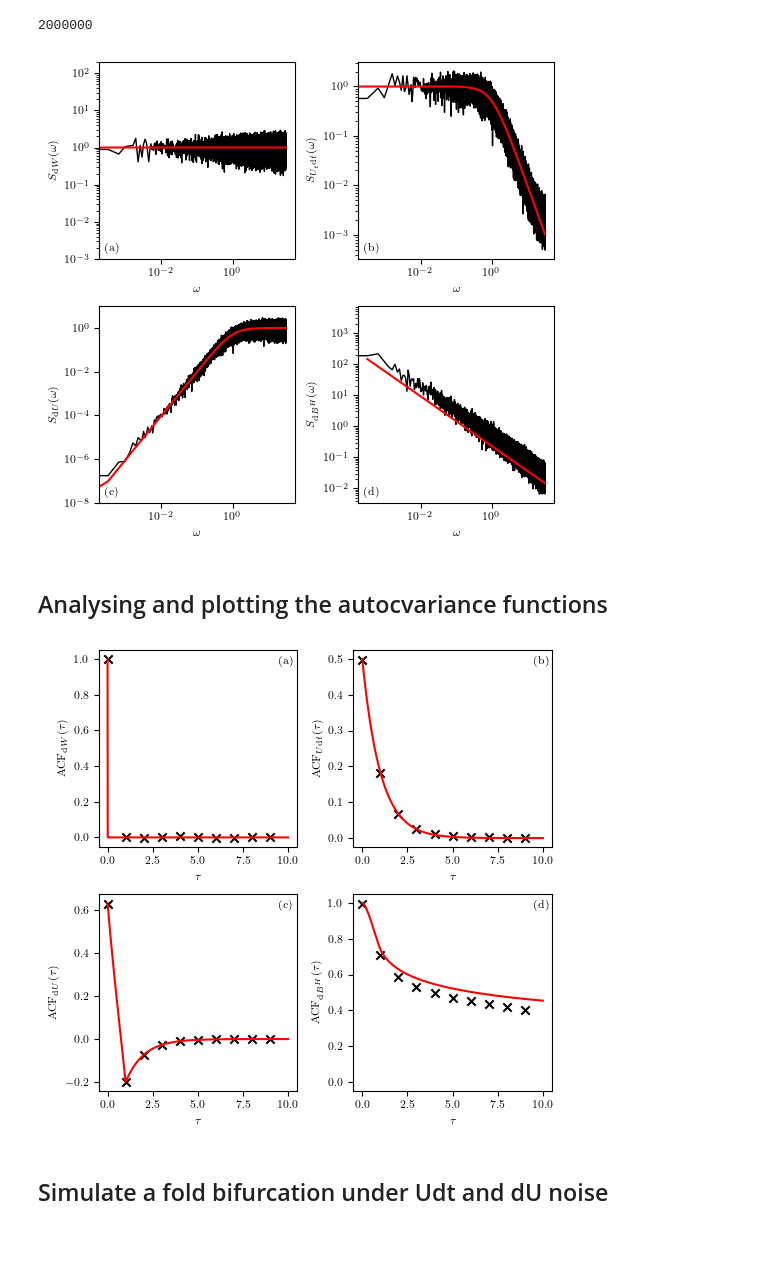
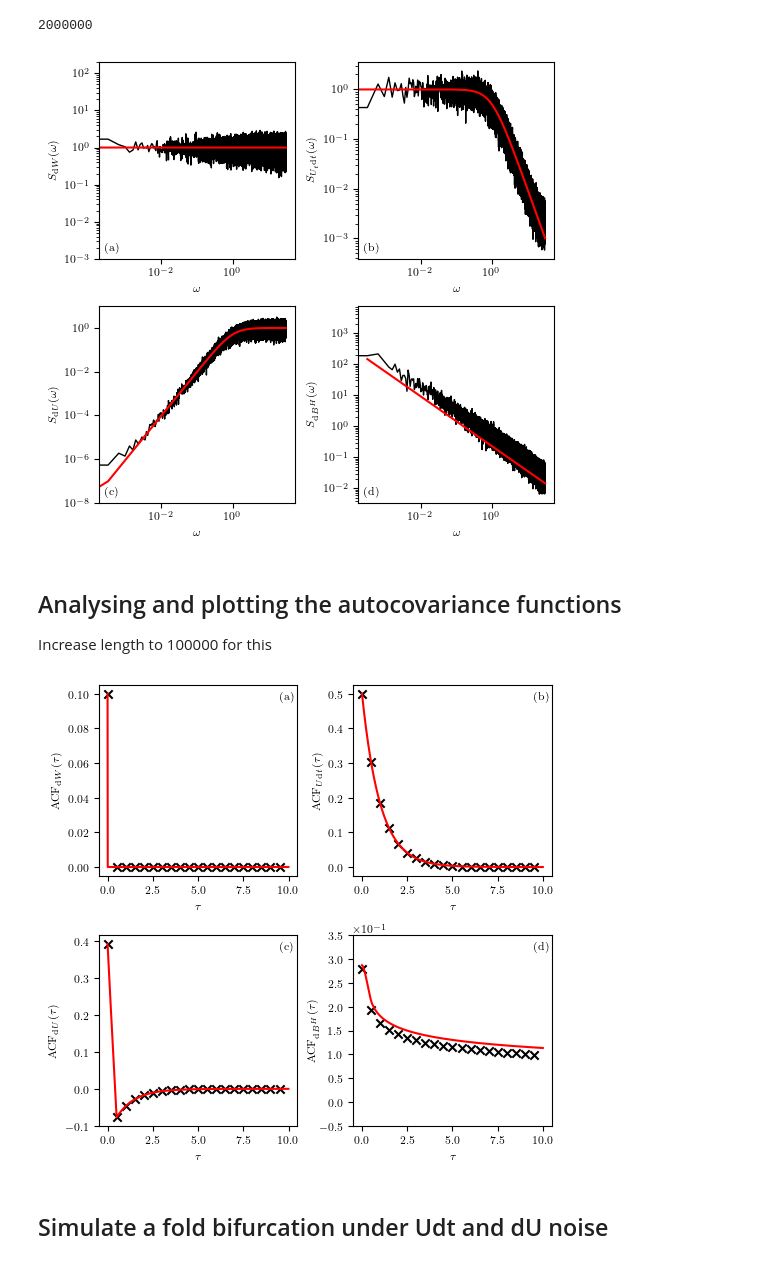
Before and after one commit to andreasmorr/RedNoiseModelling, a Jupyter notebook: plot_gen.ipynb, the cells around one changed output. Drawn from its saved outputs; the diff is of its cells as text; code cells hidden in the pictures.

Commit message:
Added the possibility to adjust the length of one lag tau in units of time

```diff
--- a/plot_gen.ipynb
+++ b/plot_gen.ipynb
@@ -153,19 +153,19 @@ else:
 # %%
 
 np.random.seed(1)
-#Generating the discrete-time samples of each model. Oversampling is introduced in the integration of the equations to achieve minimal errors from discretising.
-white_sample = np.random.normal(0, 1, size=2*length*band_size*OneOverDelta_t*oversampling)
+#Generating the discrete-time samples of each model.
+unit_gauss = np.random.normal(0, 1, size=2*length*band_size*OneOverDelta_t)
 u_sample = [0]
-noise_fac = sigma * math.sqrt(1/(2*theta)*(1-math.exp(-2*theta*Delta_t/oversampling)))
-for i in range(2*length*band_size*OneOverDelta_t*oversampling - 1):
-    u_sample.append(math.exp(-theta*Delta_t/oversampling) * u_sample[-1] + noise_fac*white_sample[i])
+noise_fac = sigma * math.sqrt(1/(2*theta)*(1-math.exp(-2*theta*Delta_t)))
+for i in range(2*length*band_size*OneOverDelta_t - 1):
+    u_sample.append(math.exp(-theta*Delta_t) * u_sample[-1] + noise_fac*unit_gauss[i])
 u_sample = np.array(u_sample)
 
 
 
 #Reversing the oversampling by skipping the respective amount of time-steps.
 dw_sample = sigma * np.random.normal(0, np.sqrt(Delta_t), size=2*length*band_size*OneOverDelta_t)
-u_sample = np.array([u_sample[i*oversampling] for i in range(2*length*OneOverDelta_t*band_size)])
+#u_sample = np.array([u_sample[i*oversampling] for i in range(2*length*OneOverDelta_t*band_size)])
 du_sample = np.diff(u_sample)
 du_sample = np.append(du_sample,[0])
 #fBm_sample = dw_sample ###
@@ -236,29 +236,30 @@ fig.tight_layout()
 plt.savefig("Plots/specs.pdf",dpi=300, bbox_inches='tight')
 plt.show()
 # %% [output]
-[figure, old version]
+[figure, new version]
 # %% [markdown]
-## Analysing and plotting the autocvariance functions
+## Analysing and plotting the autocovariance functions
+Increase length to 100000 for this
 # %%
-dw_sample2 = dw_sample[::OneOverDelta_t]*np.sqrt(OneOverDelta_t)
-u_sample2 = u_sample[::OneOverDelta_t]
+dw_sample2 = dw_sample[::round(OneOverDelta_t*tau)]
+u_sample2 = u_sample[::round(OneOverDelta_t*tau)]
 du_sample2 = np.append(np.diff(u_sample2),[0])
-fBm_sample2 = fBm_sample[::OneOverDelta_t]
+fBm_sample2 = fBm_sample[::round(OneOverDelta_t*tau)]
 fGn_sample2 = np.append(np.diff(fBm_sample2),[0])
 # %%
 #Computing the theoretical ACFs of the underlying continuous-time models.
-white_th_acf = np.array([sigma**2] + [0 for x in lags_th[1:]])
+white_th_acf = np.array([sigma**2*Delta_t] + [0 for x in lags_th[1:]])
 u_th_acf = np.array([sigma**2/(2*theta)*np.exp(-theta*x) for x in lags_th])
-du_th_acf = np.array([sigma**2/(2*theta)*(2*np.exp(-theta*x)-np.exp(-theta*np.abs(1-x))-np.exp(-theta*np.abs(1+x))) for x in lags_th])
+du_th_acf = np.array([sigma**2/(2*theta)*(2*np.exp(-theta*x)-np.exp(-theta*np.abs(tau-x))-np.exp(-theta*np.abs(tau+x))) for x in lags_th])
 def fBm_cov(t,s):
     return 1/2*(t**(2*H)+s**(2*H)-np.abs(t-s)**(2*H))
-fGn_th_acf = np.array([fBm_cov(1,1+x) + fBm_cov(0,x) - fBm_cov(1,x) - fBm_cov(0,1+x) for x in lags_th])
+fGn_th_acf = np.array([fBm_cov(tau,tau+x) + fBm_cov(0,x) - fBm_cov(tau,x) - fBm_cov(0,tau+x) for x in lags_th])
 # %%
 #Calculating the sample ACFs.
 dw_sample_acf = statsmodels.tsa.stattools.acovf(dw_sample2,nlag=nlags-1)
 u_sample_acf = statsmodels.tsa.stattools.acovf(u_sample2,nlag=nlags-1)
 du_sample_acf = statsmodels.tsa.stattools.acovf(du_sample2,nlag=nlags-1)
-fGn_sample_acf = statsmodels.tsa.stattools.acovf(fGn_sample2,nlag=nlags-1)*1.1 ### Multiplay by factor to counteract numerical inaccuracies in modelling.
+fGn_sample_acf = statsmodels.tsa.stattools.acovf(fGn_sample2,nlag=nlags-1)
 # %%
 #Plotting Figure 2 in the main text with fGn.
 fig, axs = plt.subplots(2,2,figsize=(5.3,5))
@@ -271,36 +272,37 @@ theocolor = "red"
 
 
 axs[0,0].set_ylabel(r"$\mathrm{ACF}_{\mathrm{d}W}(\tau)$")
 axs[0,0].set_xlabel(r"$\tau$")
 axs[0,0].text(0.91, 0.97, "(a)", transform=axs[0,0].transAxes, verticalalignment='top', bbox=props)
 axs[0,0].scatter(lags, dw_sample_acf,color=samplecolor, marker="x")
 axs[0,0].plot(lags_th, white_th_acf,color=theocolor,linewidth=theowidth)
 
 axs[0,1].set_ylabel(r"$\mathrm{ACF}_{U\mathrm{d}t}(\tau)$")
 axs[0,1].set_xlabel(r"$\tau$")
 axs[0,1].text(0.91, 0.97, "(b)", transform=axs[0,1].transAxes, verticalalignment='top', bbox=props)
 axs[0,1].scatter(lags, u_sample_acf,color=samplecolor, marker="x")
 axs[0,1].plot(lags_th, u_th_acf,color=theocolor,linewidth=theowidth)
 
 #axs[1,0].set_ylim([-0.0001,0.0001])
 axs[1,0].set_ylabel(r"$\mathrm{ACF}_{\mathrm{d}U}(\tau)$")
 axs[1,0].set_xlabel(r"$\tau$")
 axs[1,0].text(0.91, 0.97, "(c)", transform=axs[1,0].transAxes, verticalalignment='top', bbox=props)
 axs[1,0].scatter(lags, du_sample_acf,color=samplecolor, marker="x")
 axs[1,0].plot(lags_th, du_th_acf,color=theocolor,linewidth=theowidth)
 
-axs[1,1].set_ylabel(r"$\mathrm{ACF}_{\mathrm{d}B^H}(\tau)$")
+axs[1,1].set_ylabel(r"$\mathrm{ACF}_{\mathrm{d}B^H}(\tau)$", labelpad=0)
+axs[1,1].ticklabel_format(axis='y', style='sci', scilimits=(0, 0))
 axs[1,1].set_xlabel(r"$\tau$")
 axs[1,1].text(0.91, 0.97, "(d)", transform=axs[1,1].transAxes, verticalalignment='top', bbox=props)
 axs[1,1].scatter(lags, fGn_sample_acf,color=samplecolor, marker="x")
 axs[1,1].plot(lags_th, fGn_th_acf,color=theocolor,linewidth=theowidth)
-axs[1,1].set_ylim([-0.05,1.05])
+axs[1,1].set_ylim([-0.05,0.35])
 
 fig.tight_layout()
 plt.savefig("Plots/acfs.pdf",dpi=300, bbox_inches='tight')
 plt.show()
 # %% [output]
-[figure, old version]
+[figure, new version]
 # %% [markdown]
 ## Simulate a fold bifurcation under Udt and dU noise
 # %%
```
Also changed, not shown: parts of 1 cell of this notebook, 2 other files.
